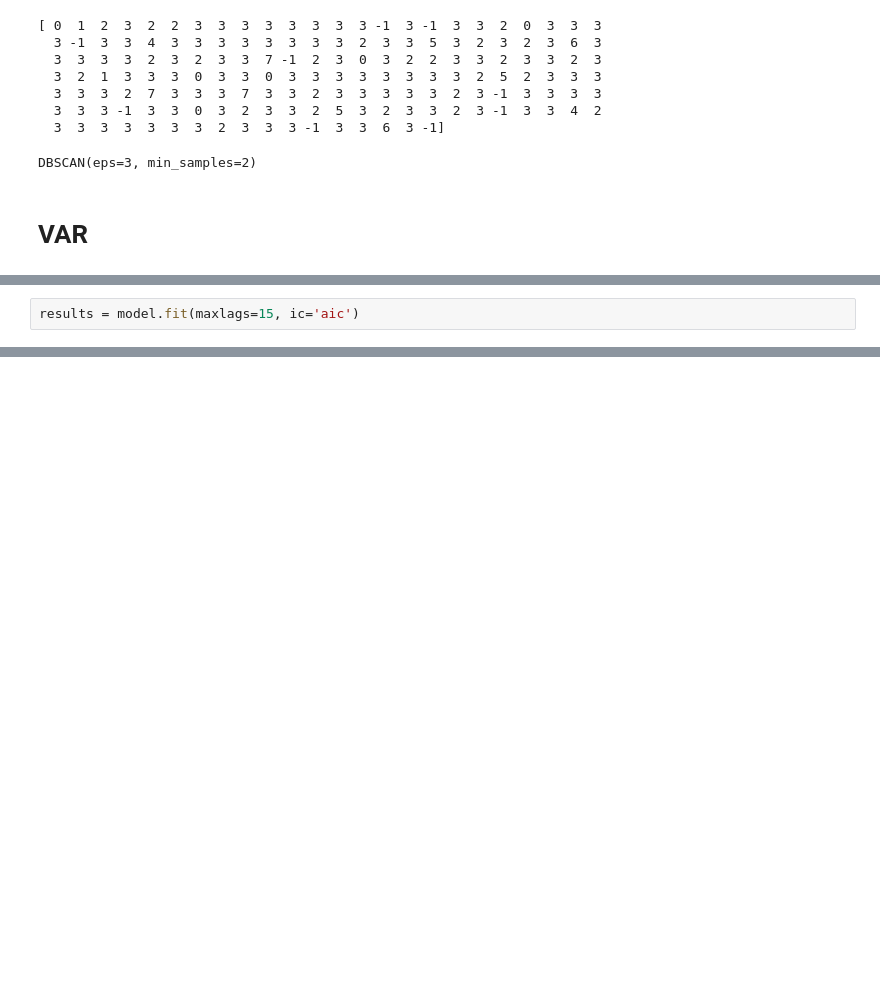
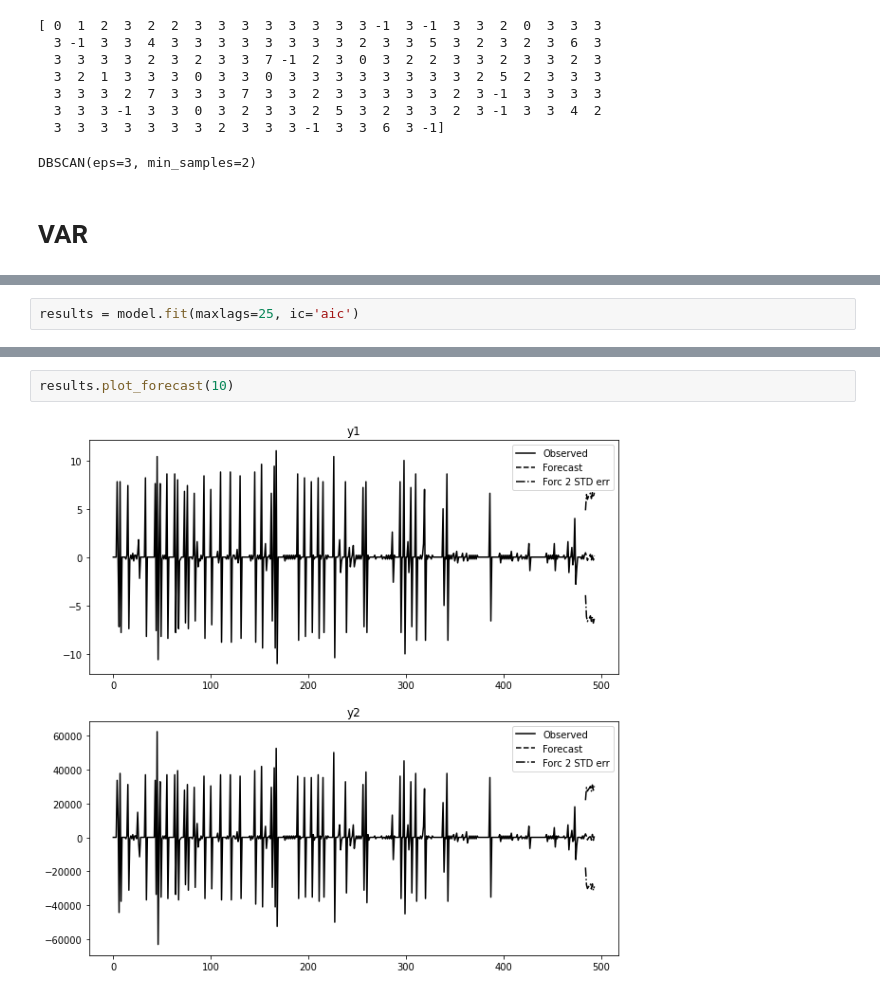
Before and after one commit to ole2252/FMS-AD, a Jupyter notebook: Framework.ipynb, the cells around one changed output, grey strips where cells are left out. Cells and saved outputs as stored; diff of their text form; blank space fills up the shorter version.

```diff
--- a/Framework.ipynb
+++ b/Framework.ipynb
@@ -384,2 +409,2 @@ plt.show()
 # %%
-results = model.fit(maxlags=15, ic='aic')
+results = model.fit(maxlags=25, ic='aic')
@@ -387,0 +420,4 @@ LinAlgError: 3-th leading minor of the array is not positive definite
+# %%
+results.plot_forecast(10)
+# %% [output]
+[figure, added]
```
Also changed, not shown: parts of 10 cells of this notebook.
